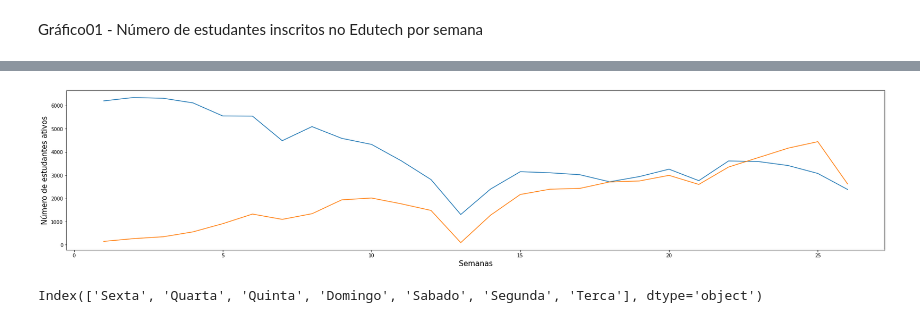
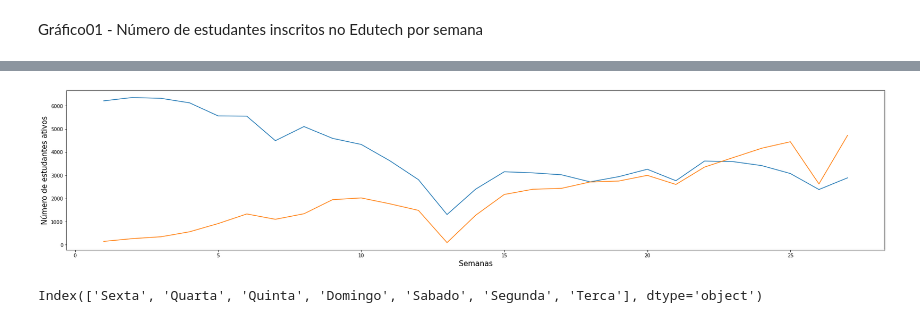
Before and after one commit to marcelopaludetto/aulao-datascience, a Jupyter notebook: aulaoDataScience_atualizado.ipynb, the cells around one changed output, grey strips where cells are left out. Cells and saved outputs as stored; diff of their text form; code cells hidden in the pictures.

```diff
--- a/aulaoDataScience_atualizado.ipynb
+++ b/aulaoDataScience_atualizado.ipynb
@@ -343,10 +324,10 @@ Name: Trilha, dtype: int64
 # Analisando o número de atividades feitas por semana
 # %%
 alunosAtivosDaSemana = [];
-for i in range(26):
+for i in range(N):
   alunosAtivosDaSemana.append(dados[i].query("atividadesGerais > 0"))
 # %%
-for i in range(26):
+for i in range(N):
   print('Na semana {} foram realidas {} atividades'.format(i+1,sum(alunosAtivosDaSemana[i].atividadesFeitas)))
 # %% [output]
 Na semana 1 foram realidas 28573 atividades
@@ -369,6 +350,6 @@ Na semana 26 foram realidas 34580 atividades
 # %%
 grafico = [];
-for i in range(26):
+for i in range(N):
   grafico.append(sum(alunosAtivosDaSemana[i].atividadesFeitas))
 # %%
 grafico1 = pd.DataFrame({'atividades feitas por semana' : grafico})
@@ -429,4 +409,22 @@ import seaborn as sns
 import matplotlib.pyplot as plt
 # %% [markdown]
 Gráfico01 - Número de estudantes inscritos no Edutech por semana
+# %%
+alunosETI = [];
+alunosGames1 = [];
+alunosGames2 = [];
+alunosFrontEnd = [];
+alunosMobile = [];
+alunosDataScience = [];
+alunosJava = [];
+alunosPython = [];
+for i in range(N):
+  alunosETI.append(dados[i].query('Trilha == "ETI"').atividadesGerais.count())
+  alunosGames1.append(dados[i].query('Trilha == "Games1"').atividadesGerais.count())
+  alunosGames2.append(dados[i].query('Trilha == "Games2"').atividadesGerais.count())
+  alunosFrontEnd.append(dados[i].query('Trilha == "FrontEnd"').atividadesGerais.count())
+  alunosMobile.append(dados[i].query('Trilha == "Mobile"').atividadesGerais.count())
+  alunosDataScience.append(dados[i].query('Trilha == "DataScience"').atividadesGerais.count())
+  alunosJava.append(dados[i].query('Trilha == "Java"').atividadesGerais.count())
+  alunosPython.append(dados[i].query('Trilha == "Python"').atividadesGerais.count())
 # %%
@@ -453,13 +451,13 @@ array([6200, 6345, 6312, 6114, 5550, 5544, 4485, 5092, 4586, 4326, 3620,
 # %%
-t = list(range(1,27))
+t = list(range(1,N+1))
 plt.figure(figsize=(30,6))
 plt.plot(t, alunosEdutech, t , alunosETI)
 plt.xlabel('Semanas', fontsize=15)
 plt.ylabel('Número de estudantes ativos', fontsize = 15)
 
 plt.show()
 # %% [output]
-[figure, old version]
+[figure, new version]
 # %%
 alunosAtivosDaSemana[25].dia_da_semana.value_counts().index
 # %% [output]
```
Also changed, not shown: parts of 28 cells of this notebook.
